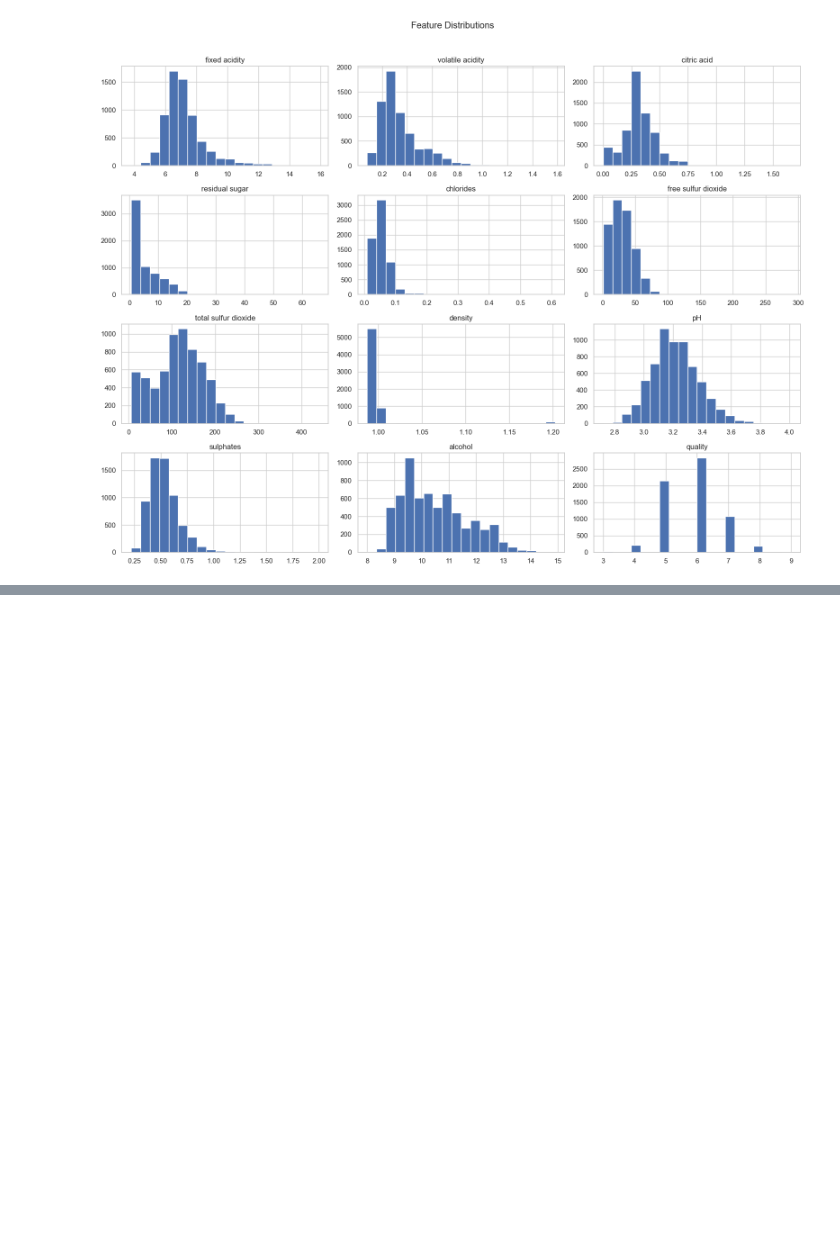
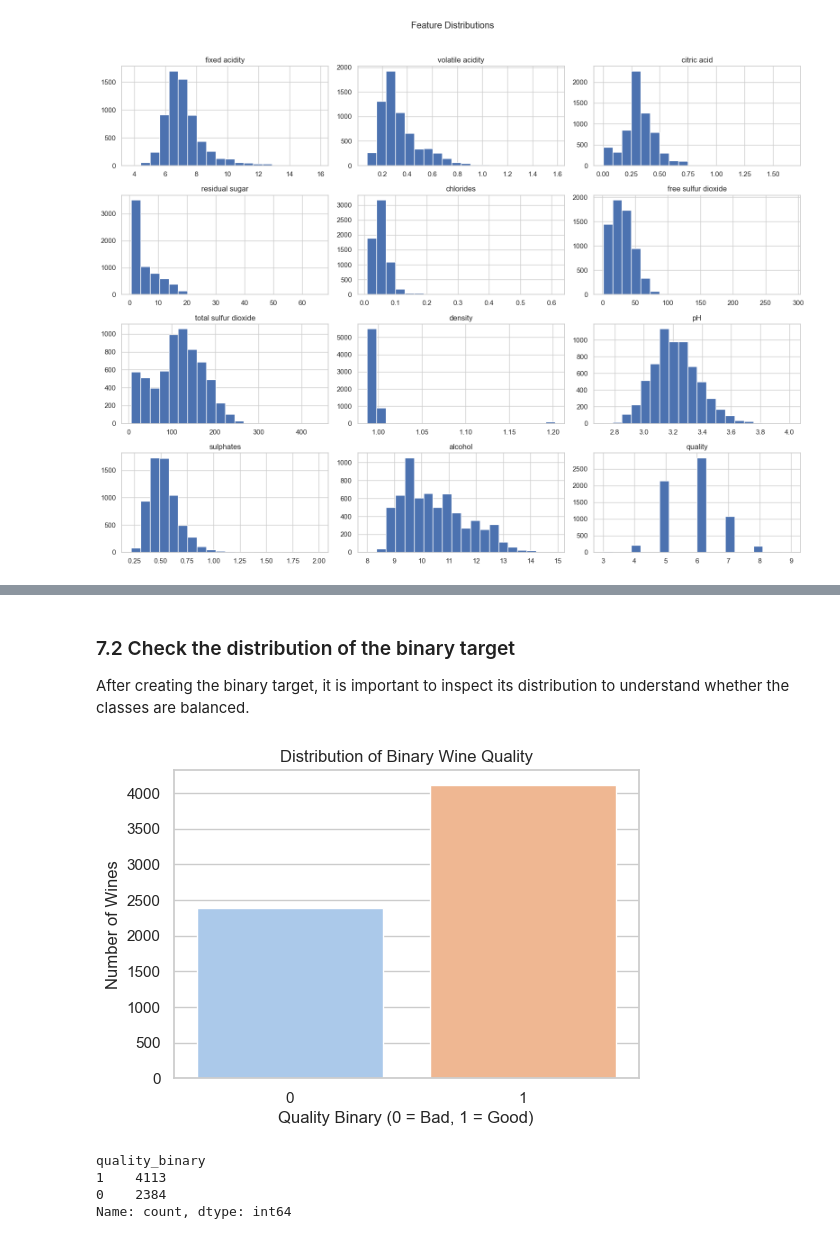
Before and after one commit to nathaliaacouto/ADES_Wine_Quality, a Jupyter notebook: [ADES]_Wine_Project.ipynb, the cells around one changed output, grey strips where cells are left out. Drawn from its saved outputs; the diff is of its cells as text; code cells hidden in the pictures; blank space fills up the shorter version.

```diff
--- a/[ADES]_Wine_Project.ipynb
+++ b/[ADES]_Wine_Project.ipynb
@@ -367,0 +392,4 @@ plt.show()
+# %%
+df['quality_binary'] = df['quality'].apply(lambda x: 1 if x >= 6 else 0)
+
+df[['quality', 'quality_binary']].head()
@@ -367,0 +403,20 @@ plt.show()
+# %% [markdown]
+### 7.2 Check the distribution of the binary target
+
+After creating the binary target, it is important to inspect its distribution to understand whether the classes are balanced.
+# %%
+plt.figure(figsize=(6, 4))
+sns.countplot(x='quality_binary', data=df, hue='quality_binary', palette='pastel', legend=False)
+plt.title('Distribution of Binary Wine Quality')
+plt.xlabel('Quality Binary (0 = Bad, 1 = Good)')
+plt.ylabel('Number of Wines')
+plt.show()
+# %% [output]
+[figure, added]
+# %%
+df['quality_binary'].value_counts()
+# %% [output]
+quality_binary
+1    4113
+0    2384
+Name: count, dtype: int64
```
Also changed, not shown: parts of 10 cells of this notebook.
